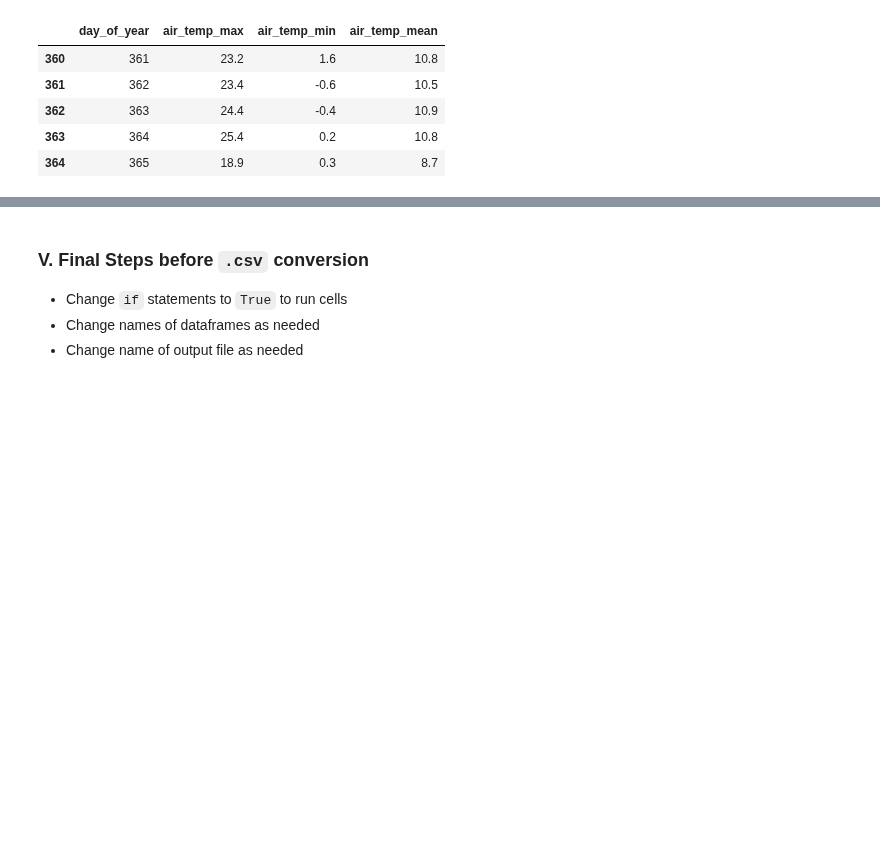
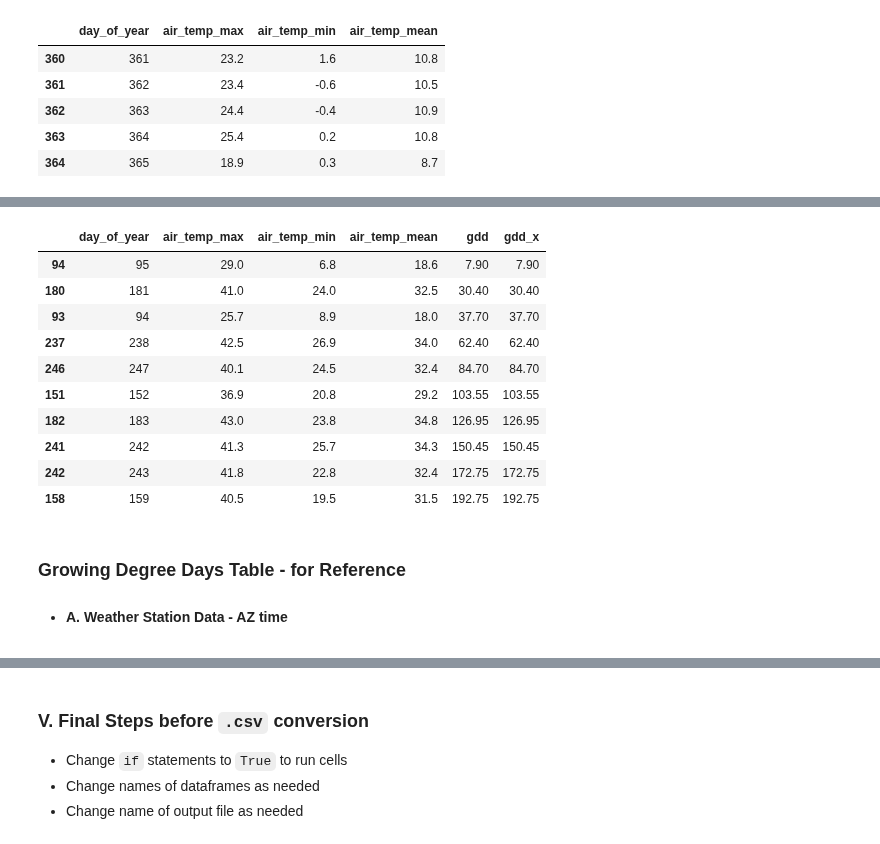
Before and after one commit to genophenoenvo/terraref-datasets, a Jupyter notebook: notebooks/biomass_gdd.ipynb, the cells around one changed output, grey strips where cells are left out. Saved outputs shown, nothing was run; the diff lists cells and outputs as text; code cells hidden in the pictures; blank space fills up the shorter version.

```diff
--- a/notebooks/biomass_gdd.ipynb
+++ b/notebooks/biomass_gdd.ipynb
@@ -323,0 +362,3 @@ air_temps.tail()
+# %%
+air_temps_1 = air_temps.loc[(air_temps.day_of_year >= 91) & (air_temps.day_of_year <= 259)]
+# air_temps_1.head()
@@ -323,0 +379,2 @@ air_temps.tail()
+# %%
+sample_df = air_temps_1.sample(n=10)
@@ -323,0 +405,20 @@ air_temps.tail()
+# %%
+# values not needed - without .values
+
+sample_df['gdd_x'] = np.cumsum((((sample_df['air_temp_max'] + sample_df['air_temp_min']) / 2) - 10))
+sample_df
+# %% [output]
+|  | day_of_year | air_temp_max | air_temp_min | air_temp_mean | gdd | gdd_x |
+| 94 | 95 | 29.0 | 6.8 | 18.6 | 7.90 | 7.90 |
+| 180 | 181 | 41.0 | 24.0 | 32.5 | 30.40 | 30.40 |
+| 93 | 94 | 25.7 | 8.9 | 18.0 | 37.70 | 37.70 |
+| 237 | 238 | 42.5 | 26.9 | 34.0 | 62.40 | 62.40 |
+| 246 | 247 | 40.1 | 24.5 | 32.4 | 84.70 | 84.70 |
+| 151 | 152 | 36.9 | 20.8 | 29.2 | 103.55 | 103.55 |
+| 182 | 183 | 43.0 | 23.8 | 34.8 | 126.95 | 126.95 |
+| 241 | 242 | 41.3 | 25.7 | 34.3 | 150.45 | 150.45 |
+| 242 | 243 | 41.8 | 22.8 | 32.4 | 172.75 | 172.75 |
+| 158 | 159 | 40.5 | 19.5 | 31.5 | 192.75 | 192.75 |
+# %% [markdown]
+### Growing Degree Days Table - for Reference
+* #### A. Weather Station Data - AZ time
```
Also changed, not shown: parts of 31 cells of this notebook.
